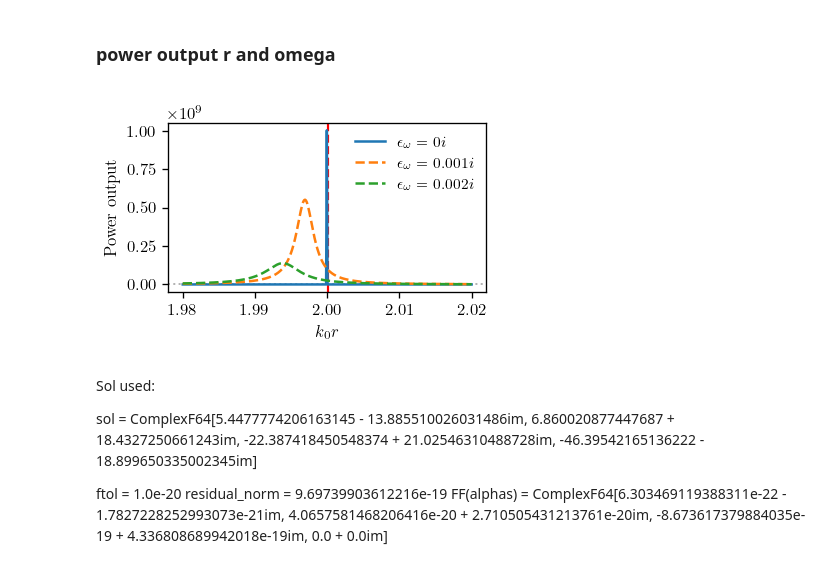
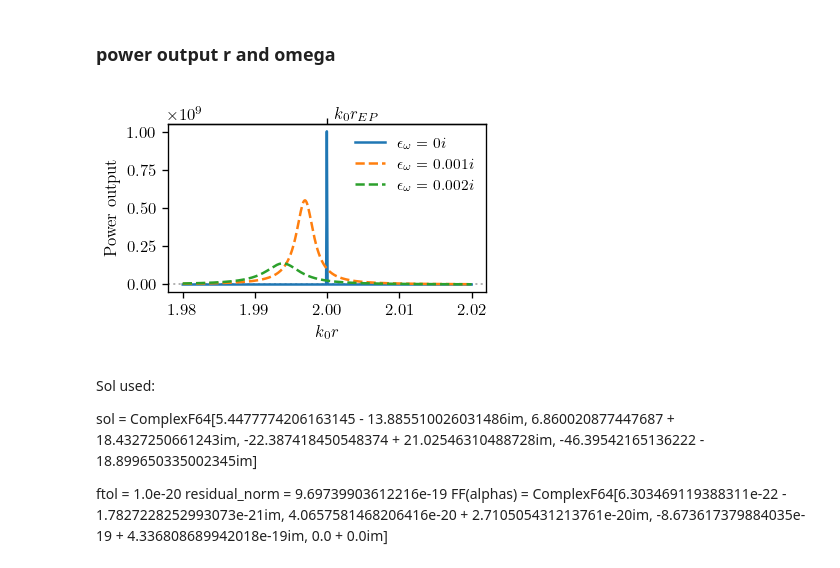
Before and after one commit to mekise/graph-theory-dda, a Jupyter notebook: notebooks/plot_paper.ipynb, the cells around one changed output. Cells and saved outputs as stored; diff of their text form; code cells hidden in the pictures.

Commit message:
Clean up of plot notebook, tuning of power output plot

```diff
--- a/notebooks/plot_paper.ipynb
+++ b/notebooks/plot_paper.ipynb
@@ -306,28 +287,31 @@ FF(alphas) = ComplexF64[-8.218630134997239e-22 - 1.595332783391415e-21im, 6.7762
 # %%
 file = np.load("../data/poweroveromega_n4_imagomegashift.npz")
 saveplot = "../data/poweroveromega_n4_imagomegashift.pdf"
 rspan = file["rspan"]
 omegaspan = file["omegaspan"]
 Pout = file["Pout"]
 
-plt.figure(figsize=figsize_mod, dpi=120)
+fig, ax = plt.subplots(figsize=figsize_mod, dpi=120)
 plt.axhline(0, c='0.7', ls='dotted', lw=1.2)
-plt.axvline(rspan[int(len(rspan)/2)], c='red', ls='--', lw=1.3)
+# plt.axvline(rspan[int(len(rspan)/2)], c='red', ls='--', lw=1.3)
 # plt.plot(rspan, Pout[:, 0], '--', c='C0', label="$\epsilon_\omega=-0.002i$")
 # plt.plot(rspan, Pout[:, 100], '--', c='C1', label="$\epsilon_\omega=-0.001i$")
 plt.plot(rspan, 6e-26*Pout[:, 200], '-', c='C0', label="$\epsilon_\omega=0i$")
 plt.plot(rspan, Pout[:, 300], '--', c='C1', label="$\epsilon_\omega=0.001i$")
 plt.plot(rspan, Pout[:, 400], '--', c='C2', label="$\epsilon_\omega=0.002i$")
 # plt.xlim(2-0.011, 2+0.011)
 # plt.text(1.99, 0.93*1e9, "$r=r_{EP}$", c='black')
 plt.xlabel("$k_0r$")
 plt.ylabel("Power output")
+ax_t = ax.secondary_xaxis('top')
+ax_t.set_ticks([2], [""])
+plt.text(0.52, 1.03, "$k_0r_{EP}$", transform=ax.transAxes)
 plt.legend(frameon=False, loc="upper right")
 plt.tight_layout()
 # plt.savefig(saveplot)
 plt.show()
 # %% [output]
-[figure, old version]
+[figure, new version]
 # %% [markdown]
 Sol used:
 
```
Also changed, not shown: parts of 8 cells of this notebook.
